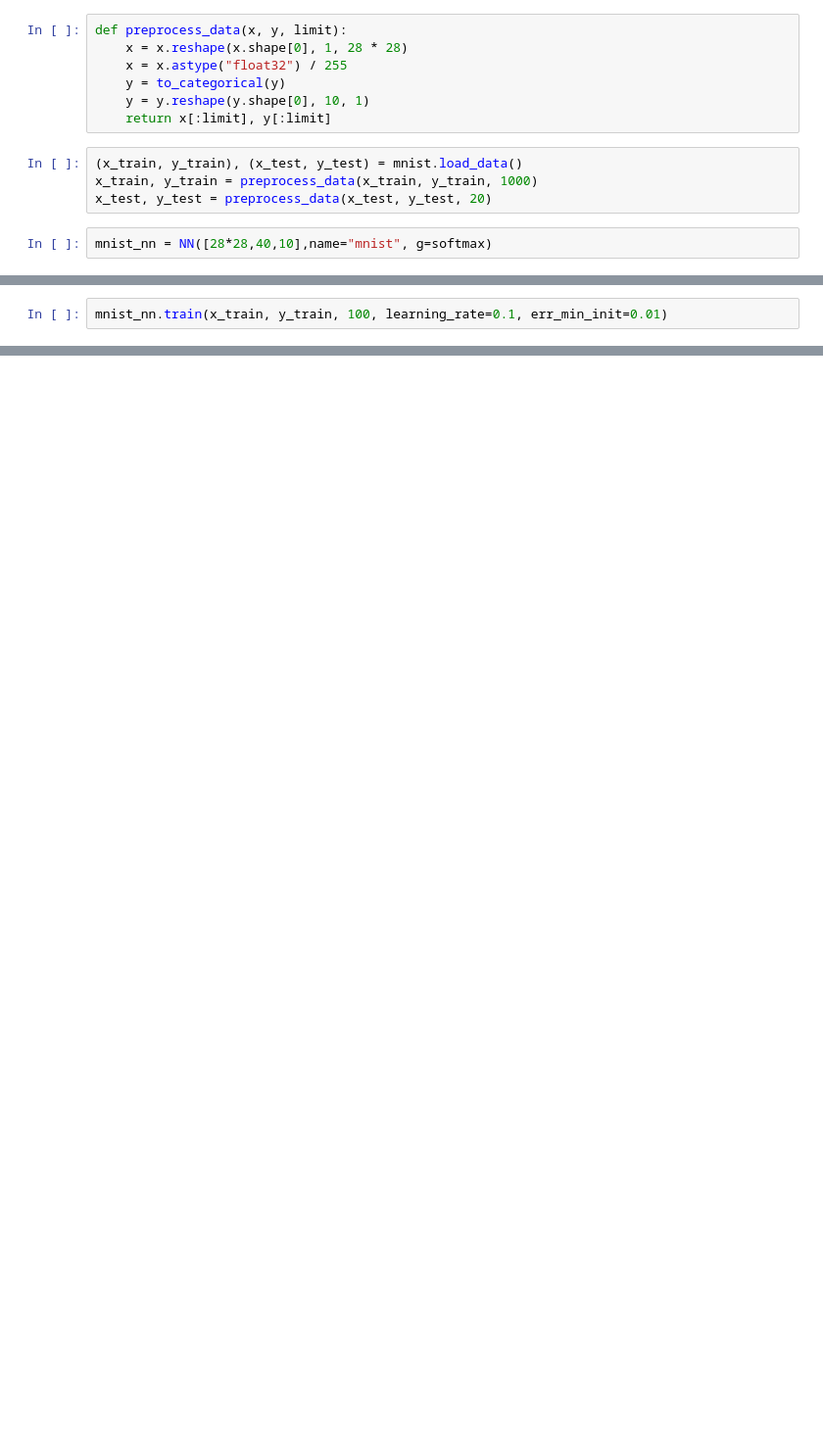
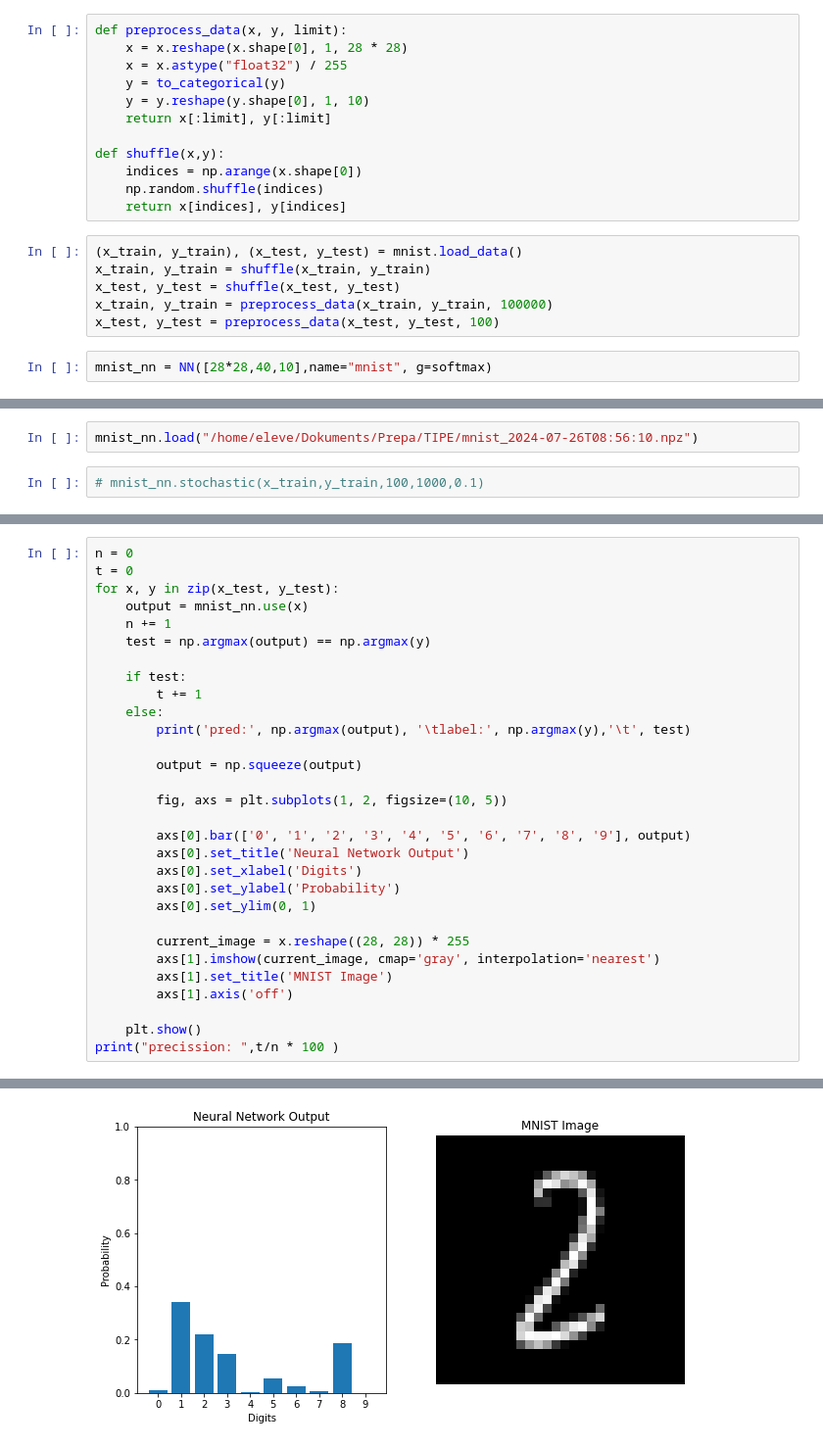
Before and after one commit to Tokumei-54/Prepa, a Jupyter notebook: TIPE/mnist.ipynb, the cells around one changed output, grey strips where cells are left out. Shown at 98% size. Saved outputs shown, nothing was run; the diff lists cells and outputs as text; blank space fills up the shorter version.

```diff
--- a/TIPE/mnist.ipynb
+++ b/TIPE/mnist.ipynb
@@ -9,11 +20,18 @@ def preprocess_data(x, y, limit):
     x = x.reshape(x.shape[0], 1, 28 * 28)
     x = x.astype("float32") / 255
     y = to_categorical(y)
-    y = y.reshape(y.shape[0], 10, 1)
+    y = y.reshape(y.shape[0], 1, 10)
     return x[:limit], y[:limit]
+
+def shuffle(x,y):
+    indices = np.arange(x.shape[0])
+    np.random.shuffle(indices)
+    return x[indices], y[indices]
 # %%
 (x_train, y_train), (x_test, y_test) = mnist.load_data()
-x_train, y_train = preprocess_data(x_train, y_train, 1000)
-x_test, y_test = preprocess_data(x_test, y_test, 20)
+x_train, y_train = shuffle(x_train, y_train)
+x_test, y_test = shuffle(x_test, y_test)
+x_train, y_train = preprocess_data(x_train, y_train, 100000)
+x_test, y_test = preprocess_data(x_test, y_test, 100)
 # %%
 mnist_nn = NN([28*28,40,10],name="mnist", g=softmax)
@@ -20,2 +40,4 @@ mnist_nn = NN([28*28,40,10],name="mnist", g=softmax)
+# %%
+mnist_nn.load("/home/eleve/Dokuments/Prepa/TIPE/mnist_2024-07-26T08:56:10.npz")
 # %%
-mnist_nn.train(x_train, y_train, 100, learning_rate=0.1, err_min_init=0.01)
+# mnist_nn.stochastic(x_train,y_train,100,1000,0.1)
@@ -27,0 +46,31 @@ for x, y in zip(x_test, y_test):
+# %%
+n = 0
+t = 0
+for x, y in zip(x_test, y_test):
+    output = mnist_nn.use(x)
+    n += 1
+    test = np.argmax(output) == np.argmax(y)
+
+    if test:
+        t += 1
+    else:
+        print('pred:', np.argmax(output), '\tlabel:', np.argmax(y),'\t', test)
+
+        output = np.squeeze(output)
+
+        fig, axs = plt.subplots(1, 2, figsize=(10, 5))
+
+        axs[0].bar(['0', '1', '2', '3', '4', '5', '6', '7', '8', '9'], output)
+        axs[0].set_title('Neural Network Output')
+        axs[0].set_xlabel('Digits')
+        axs[0].set_ylabel('Probability')
+        axs[0].set_ylim(0, 1)
+
+        current_image = x.reshape((28, 28)) * 255
+        axs[1].imshow(current_image, cmap='gray', interpolation='nearest')
+        axs[1].set_title('MNIST Image')
+        axs[1].axis('off')
+
+    plt.show()
+print("precission: ",t/n * 100 )
+# %% [output]
@@ -27,0 +78 @@ for x, y in zip(x_test, y_test):
+[figure, added]
```
Also changed, not shown: parts of 7 cells of this notebook, 6 other files.
